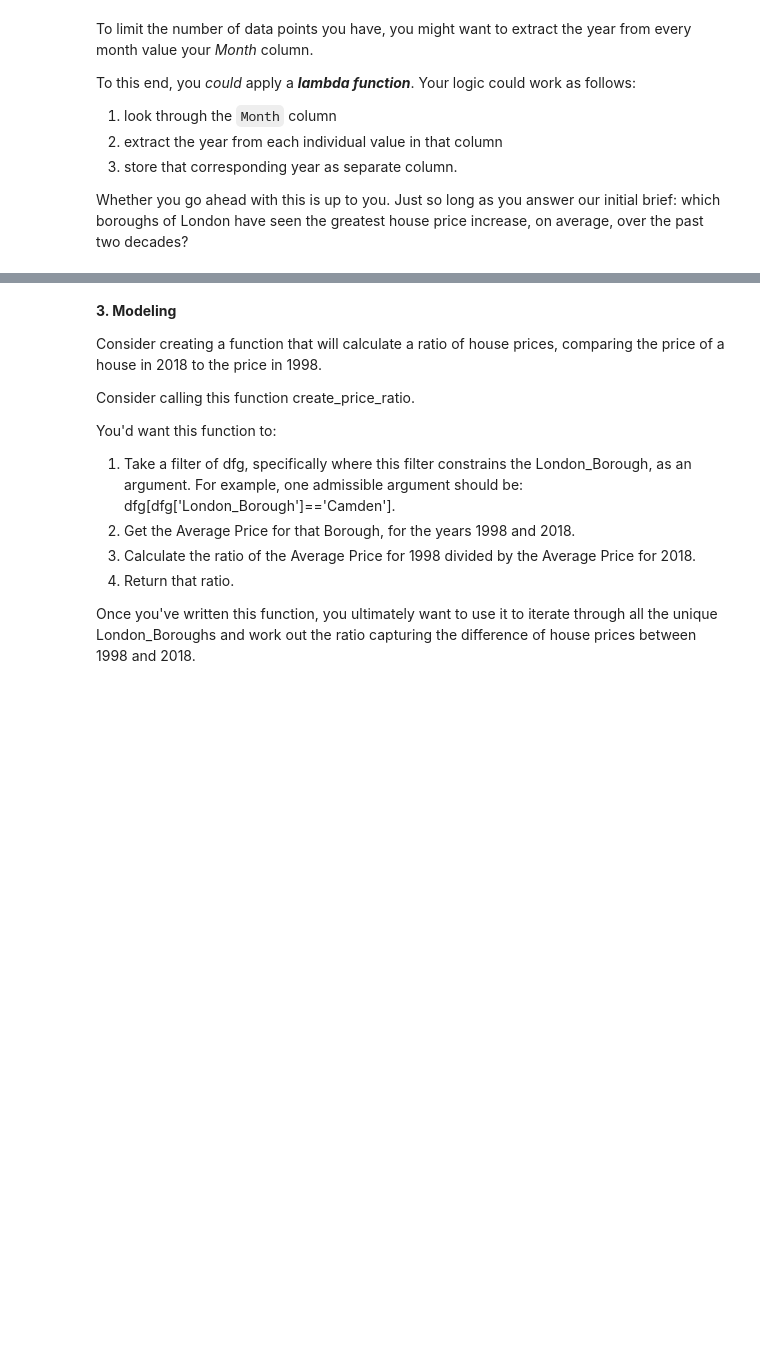
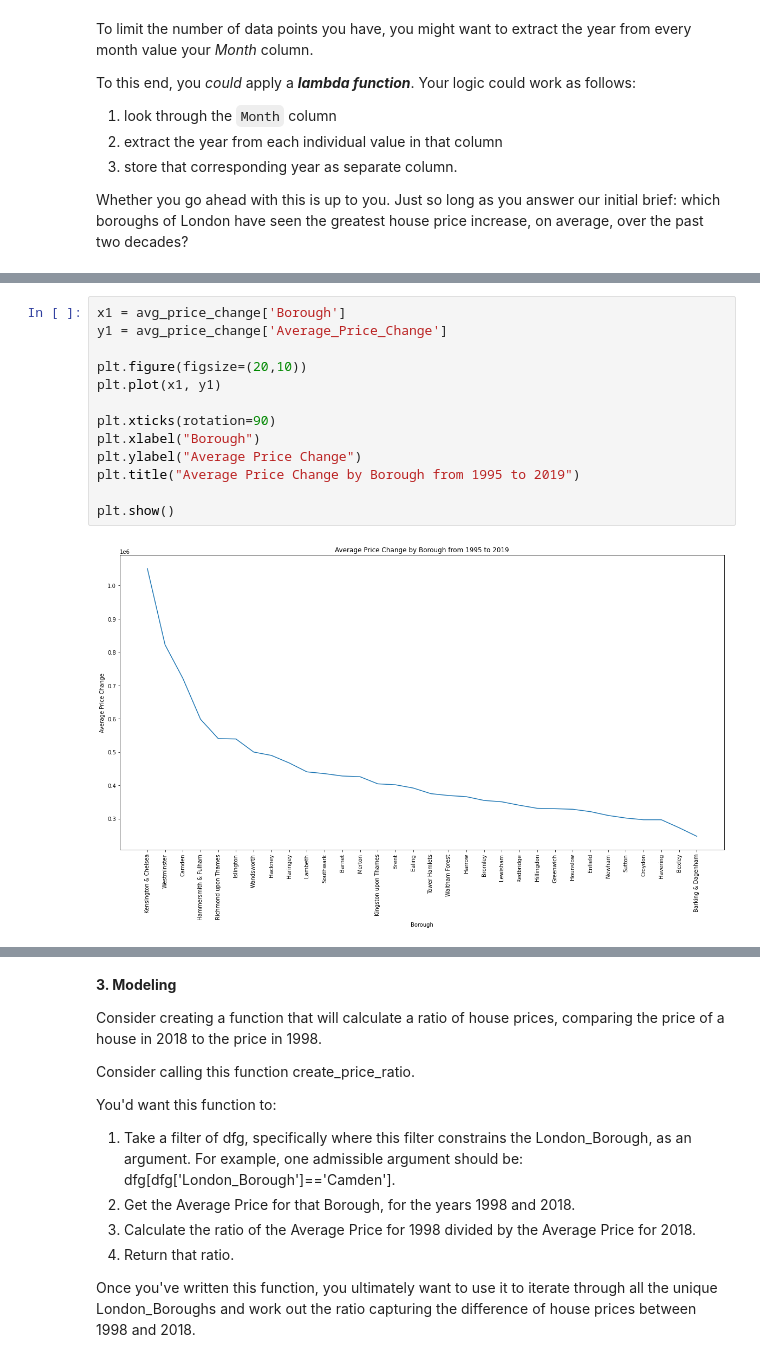
Before and after one commit to dplem/Springboard_Projects, a Jupyter notebook: Unit_4_Challenge_Tier_3.ipynb, the cells around one changed output, grey strips where cells are left out. Drawn from its saved outputs; the diff is of its cells as text; blank space fills up the shorter version.

```diff
--- a/Unit_4_Challenge_Tier_3.ipynb
+++ b/Unit_4_Challenge_Tier_3.ipynb
@@ -572,0 +594,15 @@ properties_increase.sort_values(by='Price_Difference',ascending=False)
+# %%
+x1 = avg_price_change['Borough']
+y1 = avg_price_change['Average_Price_Change']
+
+plt.figure(figsize=(20,10))
+plt.plot(x1, y1)
+
+plt.xticks(rotation=90)
+plt.xlabel("Borough")
+plt.ylabel("Average Price Change")
+plt.title("Average Price Change by Borough from 1995 to 2019")
+
+plt.show()
+# %% [output]
+[figure, added]
```
Also changed, not shown: parts of 16 cells of this notebook.
